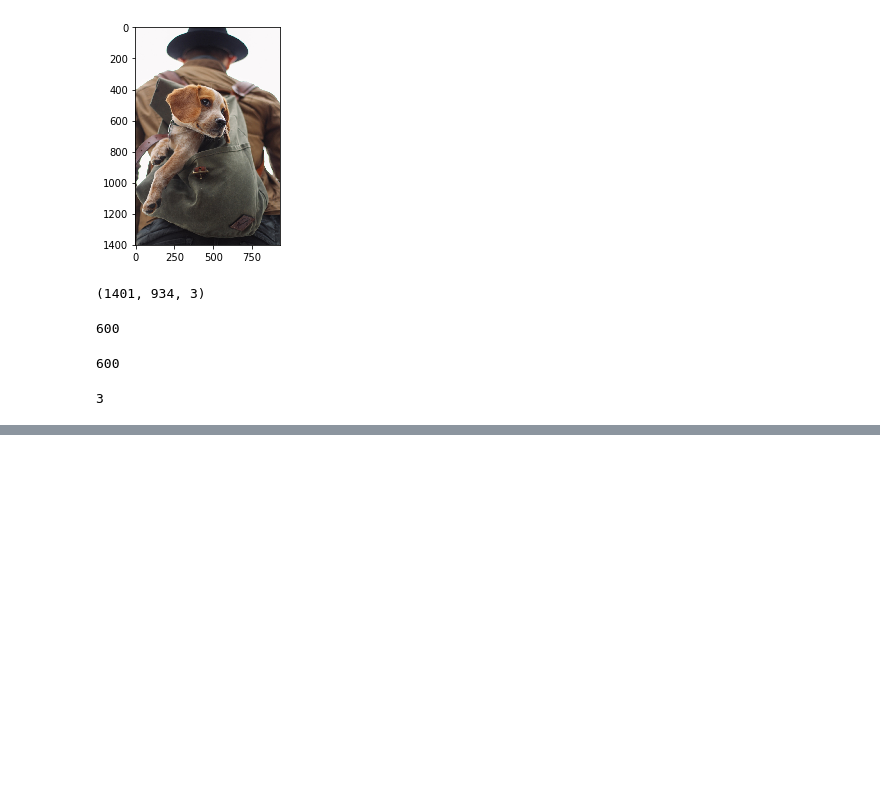
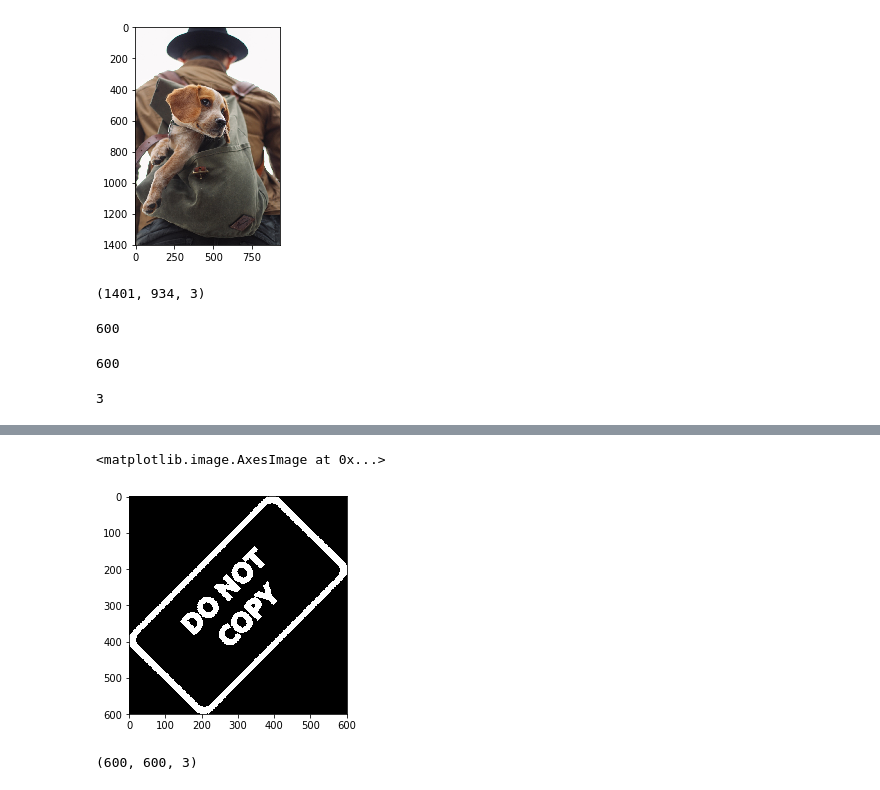
Before and after one commit to JeffLabonte/Computer_Vision_Course_Example, a Jupyter notebook: blending_pasting_images.ipynb, the cells around one changed output, grey strips where cells are left out. Saved outputs shown, nothing was run; the diff lists cells and outputs as text; code cells hidden in the pictures; blank space fills up the shorter version.

```diff
--- a/blending_pasting_images.ipynb
+++ b/blending_pasting_images.ipynb
@@ -129,0 +163,9 @@ channels
+# %%
+plt.imshow(bk)
+# %% [output]
+<matplotlib.image.AxesImage at 0x...>
+[figure, added]
+# %%
+bk.shape
+# %% [output]
+(600, 600, 3)
```
Also changed, not shown: parts of 20 cells of this notebook.
